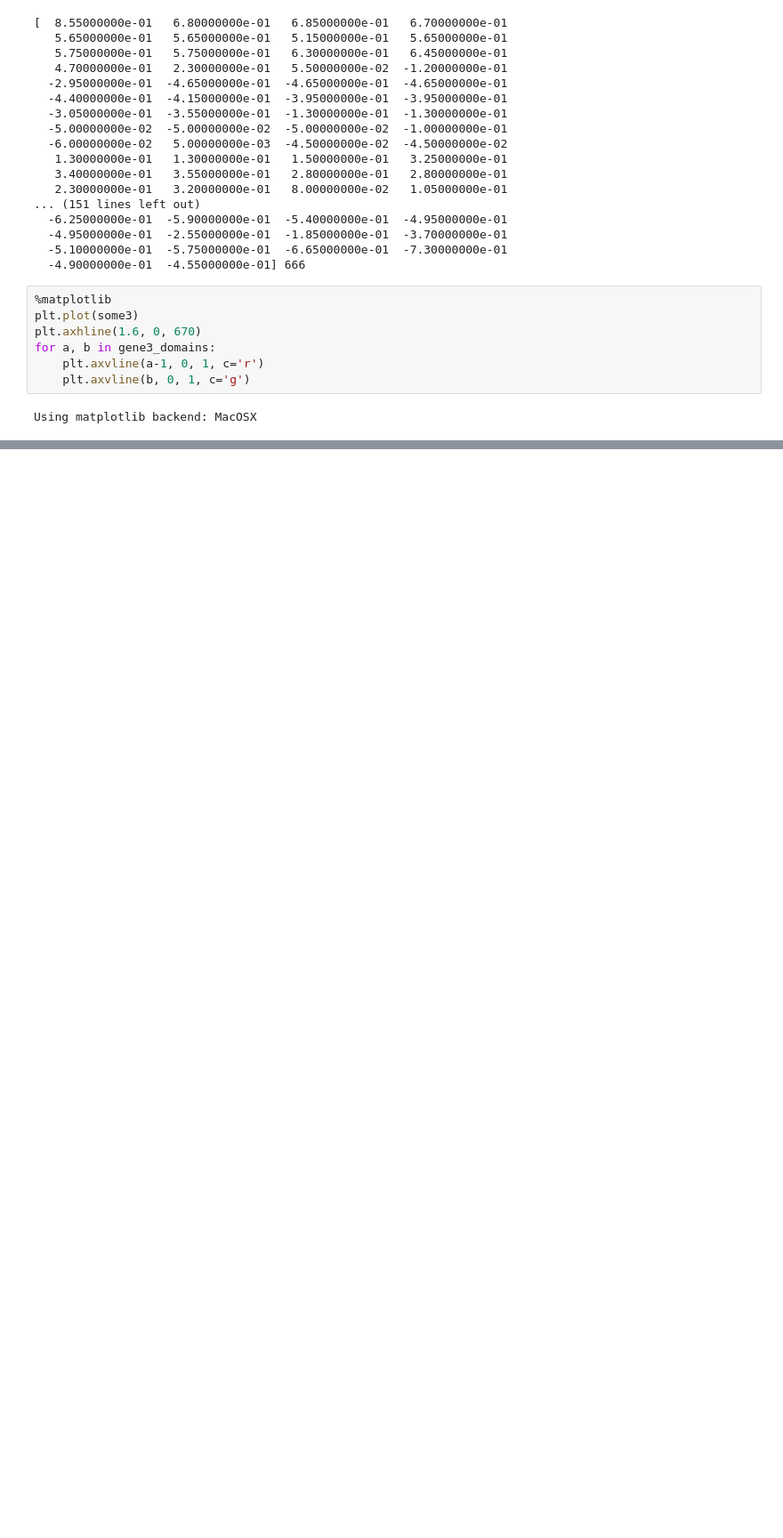
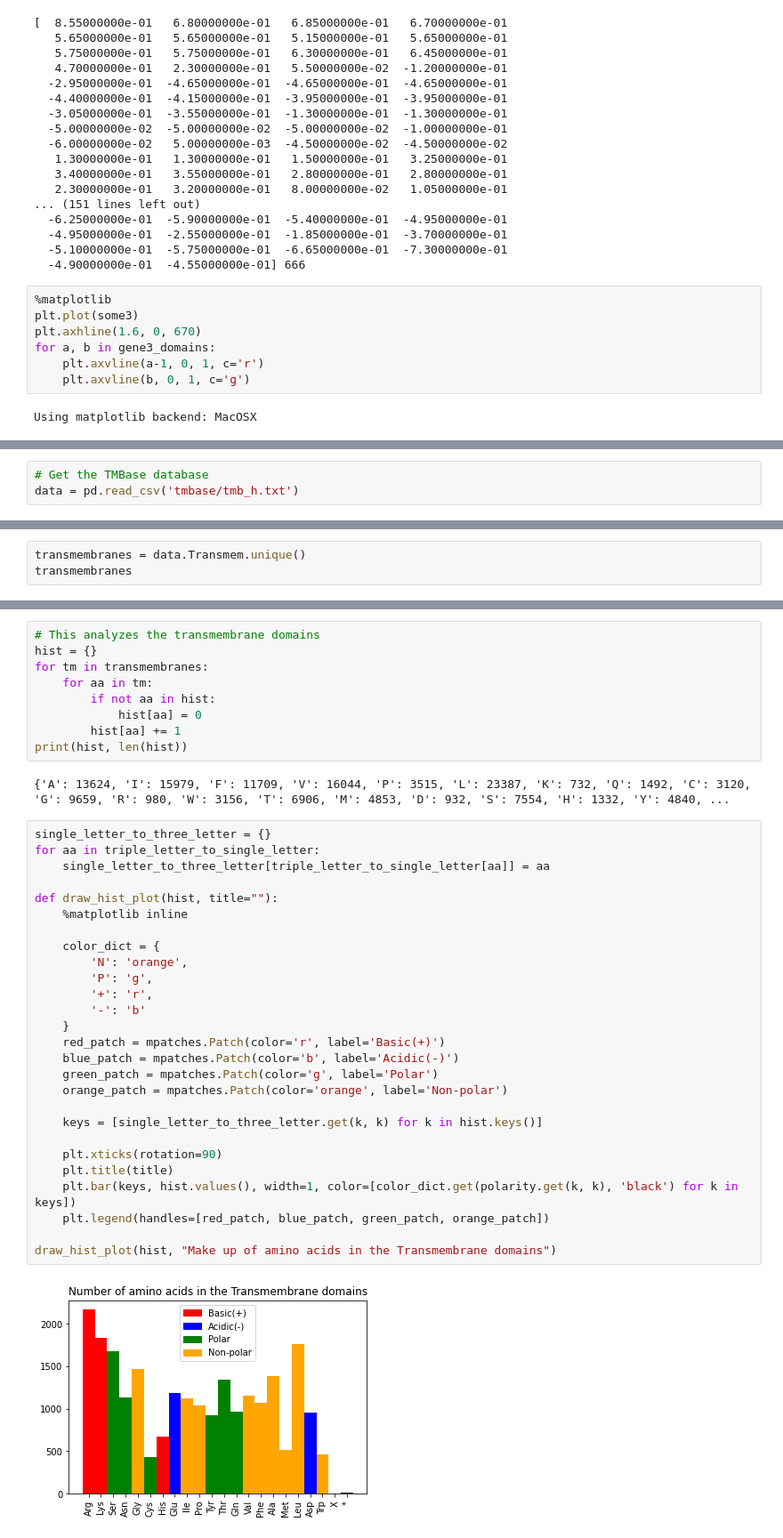
Before and after one commit to PasinduT/CS325, a Jupyter notebook: Testing2.ipynb, the cells around one changed output, grey strips where cells are left out. Shown: that part at 89% size. Saved outputs shown, nothing was run; the diff lists cells and outputs as text; blank space fills up the shorter version.

Commit message:
Some data analysis on the TMBase database

```diff
--- a/Testing2.ipynb
+++ b/Testing2.ipynb
@@ -399,0 +402,3 @@ import pprint
+# %%
+# Get the TMBase database
+data = pd.read_csv('tmbase/tmb_h.txt')
@@ -399,0 +437,3 @@ import pprint
+# %%
+transmembranes = data.Transmem.unique()
+transmembranes
@@ -399,0 +444,40 @@ import pprint
+# %%
+# This analyzes the transmembrane domains
+hist = {}
+for tm in transmembranes:
+    for aa in tm:
+        if not aa in hist:
+            hist[aa] = 0
+        hist[aa] += 1
+print(hist, len(hist))
+# %% [output]
+{'A': 13624, 'I': 15979, 'F': 11709, 'V': 16044, 'P': 3515, 'L': 23387, 'K': 732, 'Q': 1492, 'C': 3120, 'G': 9659, 'R': 980, 'W': 3156, 'T': 6906, 'M': 4853, 'D': 932, 'S': 7554, 'H': 1332, 'Y': 4840, ...
+# %%
+single_letter_to_three_letter = {}
+for aa in triple_letter_to_single_letter:
+    single_letter_to_three_letter[triple_letter_to_single_letter[aa]] = aa
+
+def draw_hist_plot(hist, title=""):
+    %matplotlib inline
+
+    color_dict = {
+        'N': 'orange',
+        'P': 'g',
+        '+': 'r',
+        '-': 'b'
+    }
+    red_patch = mpatches.Patch(color='r', label='Basic(+)')
+    blue_patch = mpatches.Patch(color='b', label='Acidic(-)')
+    green_patch = mpatches.Patch(color='g', label='Polar')
+    orange_patch = mpatches.Patch(color='orange', label='Non-polar')
+
+    keys = [single_letter_to_three_letter.get(k, k) for k in hist.keys()]
+
+    plt.xticks(rotation=90)
+    plt.title(title)
+    plt.bar(keys, hist.values(), width=1, color=[color_dict.get(polarity.get(k, k), 'black') for k in keys])
+    plt.legend(handles=[red_patch, blue_patch, green_patch, orange_patch])
+
+draw_hist_plot(hist, "Make up of amino acids in the Transmembrane domains")
+# %% [output]
+[figure, added]
```
Also changed, not shown: parts of 13 cells of this notebook, 2 other files.
